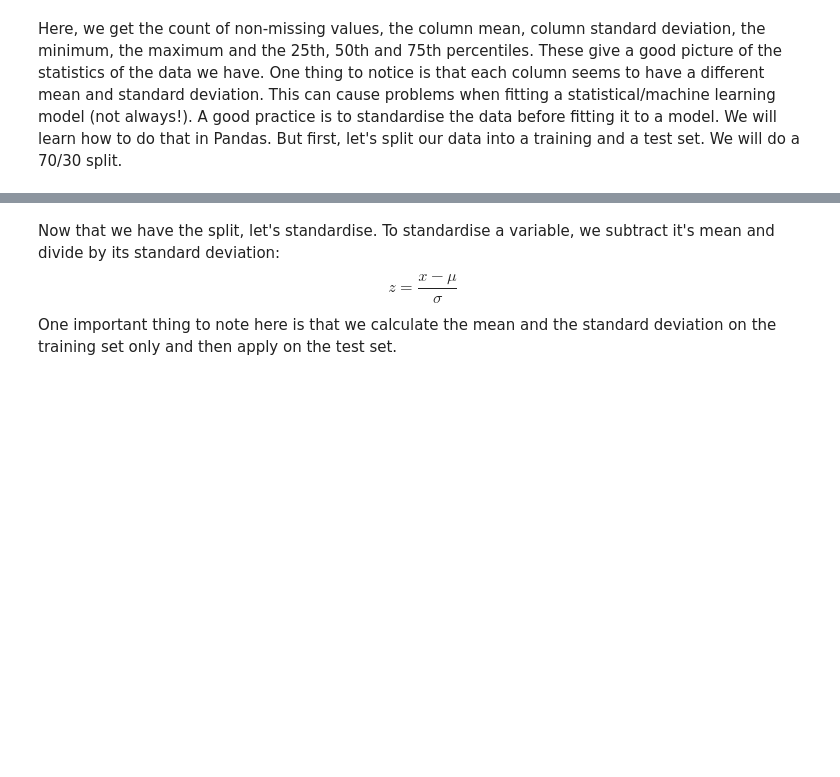
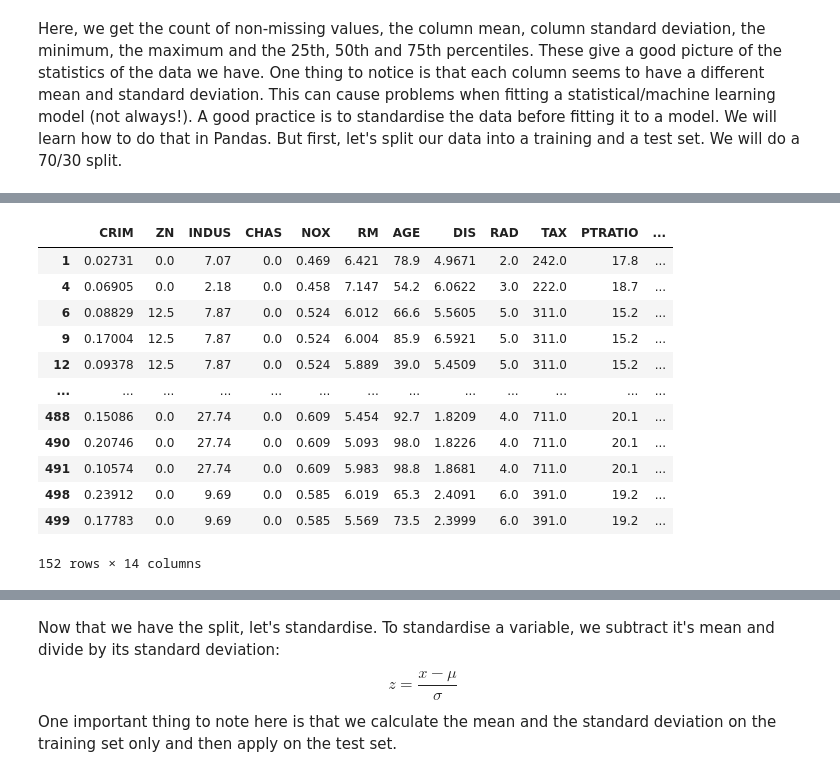
Before and after one commit to mathsyscomputing/IntroToComputing, a Jupyter notebook: python/notebook2.ipynb, the cells around one changed output, grey strips where cells are left out. Saved outputs shown, nothing was run; the diff lists cells and outputs as text; code cells hidden in the pictures; blank space fills up the shorter version.

```diff
--- a/python/notebook2.ipynb
+++ b/python/notebook2.ipynb
@@ -68,6 +151,22 @@ Here, we get the count of non-missing values, the column mean, column standard d
 # %%
 train = boston_df.sample(frac=0.7) # Select a random sample of rows amounting to 70% of observations
 test = boston_df.drop(train.index) # Select the remaining rows as test
+# %%
+test
+# %% [output]
+|  | CRIM | ZN | INDUS | CHAS | NOX | RM | AGE | DIS | RAD | TAX | PTRATIO | ... |
+| 1 | 0.02731 | 0.0 | 7.07 | 0.0 | 0.469 | 6.421 | 78.9 | 4.9671 | 2.0 | 242.0 | 17.8 | ... |
+| 4 | 0.06905 | 0.0 | 2.18 | 0.0 | 0.458 | 7.147 | 54.2 | 6.0622 | 3.0 | 222.0 | 18.7 | ... |
+| 6 | 0.08829 | 12.5 | 7.87 | 0.0 | 0.524 | 6.012 | 66.6 | 5.5605 | 5.0 | 311.0 | 15.2 | ... |
+| 9 | 0.17004 | 12.5 | 7.87 | 0.0 | 0.524 | 6.004 | 85.9 | 6.5921 | 5.0 | 311.0 | 15.2 | ... |
+| 12 | 0.09378 | 12.5 | 7.87 | 0.0 | 0.524 | 5.889 | 39.0 | 5.4509 | 5.0 | 311.0 | 15.2 | ... |
+| ... | ... | ... | ... | ... | ... | ... | ... | ... | ... | ... | ... | ... |
+| 488 | 0.15086 | 0.0 | 27.74 | 0.0 | 0.609 | 5.454 | 92.7 | 1.8209 | 4.0 | 711.0 | 20.1 | ... |
+| 490 | 0.20746 | 0.0 | 27.74 | 0.0 | 0.609 | 5.093 | 98.0 | 1.8226 | 4.0 | 711.0 | 20.1 | ... |
+| 491 | 0.10574 | 0.0 | 27.74 | 0.0 | 0.609 | 5.983 | 98.8 | 1.8681 | 4.0 | 711.0 | 20.1 | ... |
+| 498 | 0.23912 | 0.0 | 9.69 | 0.0 | 0.585 | 6.019 | 65.3 | 2.4091 | 6.0 | 391.0 | 19.2 | ... |
+| 499 | 0.17783 | 0.0 | 9.69 | 0.0 | 0.585 | 5.569 | 73.5 | 2.3999 | 6.0 | 391.0 | 19.2 | ... |
+152 rows × 14 columns
 # %%
 # Sanity check
 print(train.shape)
```
Also changed, not shown: parts of 28 cells of this notebook.
